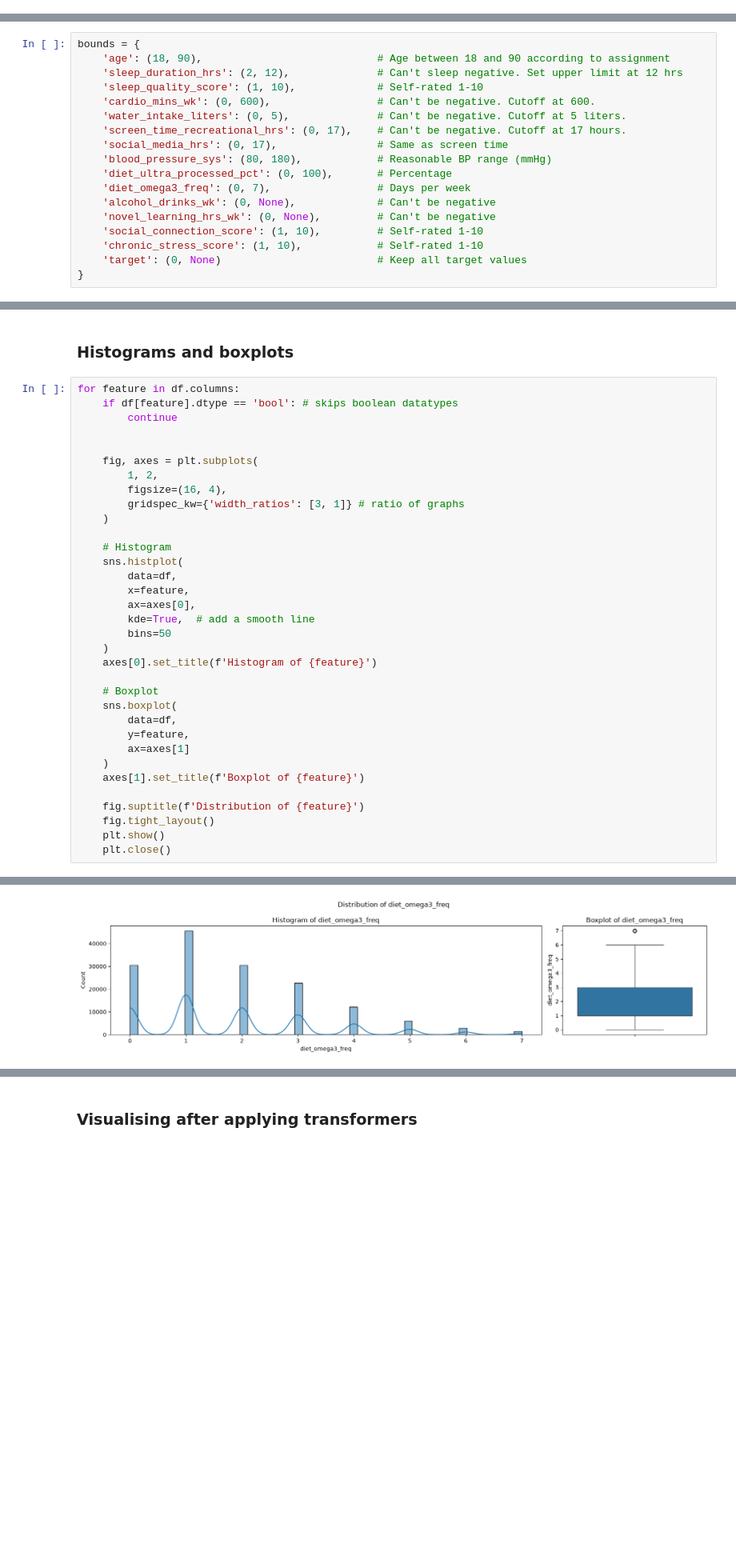
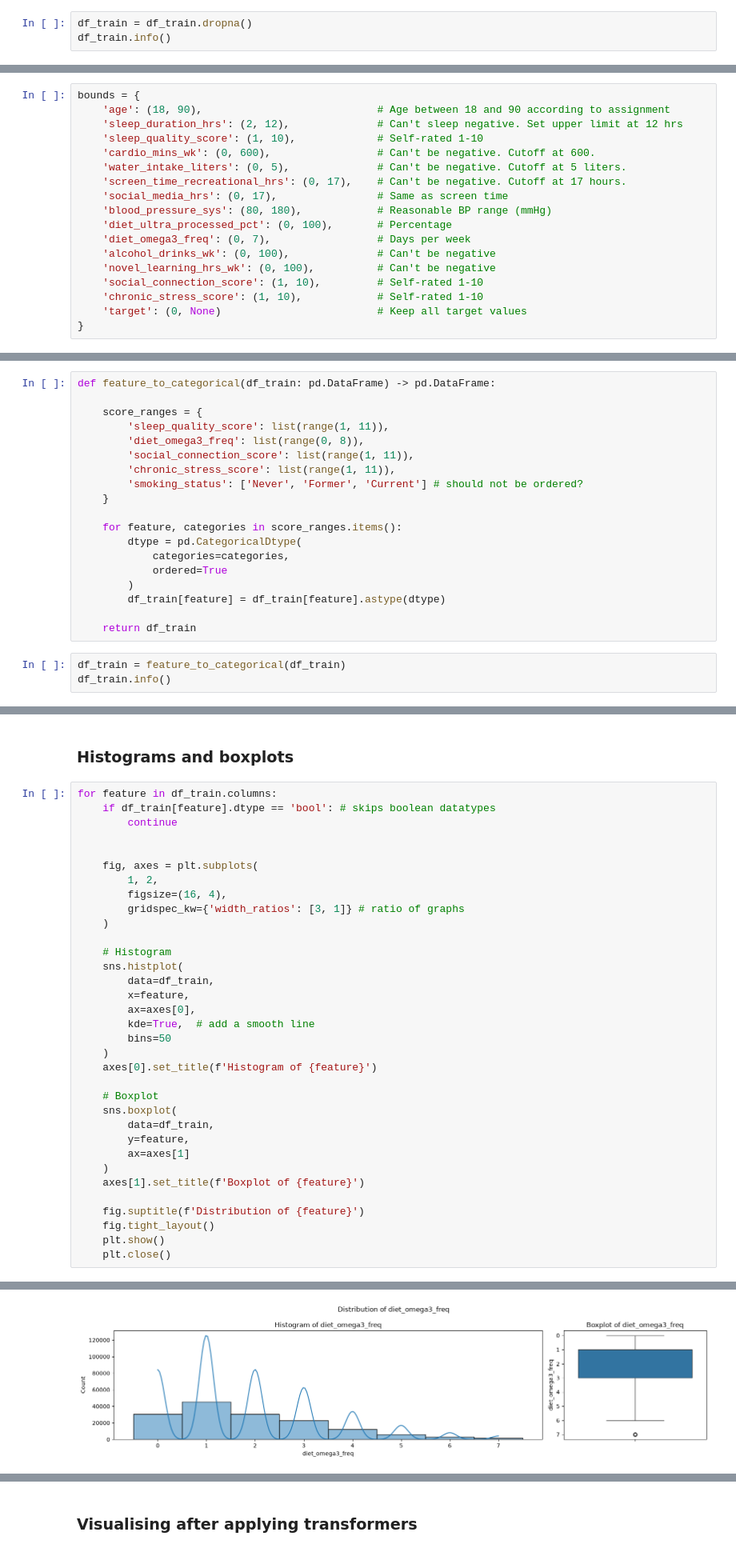
Before and after one commit to Behanix/dat200-ca5, a Jupyter notebook: notebook.ipynb, the cells around one changed output, grey strips where cells are left out. Shown at 80% size. Drawn from its saved outputs; the diff is of its cells as text; blank space fills up the shorter version.

```diff
--- a/notebook.ipynb
+++ b/notebook.ipynb
@@ -248,0 +234,3 @@ memory usage: 21.0 MB
+# %%
+df_train = df_train.dropna()
+df_train.info()
@@ -262,8 +268,8 @@ bounds = {
     'blood_pressure_sys': (80, 180),            # Reasonable BP range (mmHg)
     'diet_ultra_processed_pct': (0, 100),       # Percentage
     'diet_omega3_freq': (0, 7),                 # Days per week
-    'alcohol_drinks_wk': (0, None),             # Can't be negative
-    'novel_learning_hrs_wk': (0, None),         # Can't be negative
+    'alcohol_drinks_wk': (0, 100),              # Can't be negative
+    'novel_learning_hrs_wk': (0, 100),          # Can't be negative
     'social_connection_score': (1, 10),         # Self-rated 1-10
     'chronic_stress_score': (1, 10),            # Self-rated 1-10
     'target': (0, None)                         # Keep all target values
@@ -316,0 +303,22 @@ memory usage: 18.8 MB
+# %%
+def feature_to_categorical(df_train: pd.DataFrame) -> pd.DataFrame:
+
+    score_ranges = {
+        'sleep_quality_score': list(range(1, 11)),
+        'diet_omega3_freq': list(range(0, 8)),
+        'social_connection_score': list(range(1, 11)),
+        'chronic_stress_score': list(range(1, 11)),
+        'smoking_status': ['Never', 'Former', 'Current'] # should not be ordered?
+    }
+
+    for feature, categories in score_ranges.items():
+        dtype = pd.CategoricalDtype(
+            categories=categories,
+            ordered=True
+        )
+        df_train[feature] = df_train[feature].astype(dtype)
+
+    return df_train
+# %%
+df_train = feature_to_categorical(df_train)
+df_train.info()
@@ -333,8 +362,8 @@ sns.heatmap(
 # %% [markdown]
 ### Histograms and boxplots
 # %%
-for feature in df.columns:
-    if df[feature].dtype == 'bool': # skips boolean datatypes
+for feature in df_train.columns:
+    if df_train[feature].dtype == 'bool': # skips boolean datatypes
         continue
 
 
@@ -346,7 +375,7 @@ for feature in df.columns:
 
     # Histogram
     sns.histplot(
-        data=df,
+        data=df_train,
         x=feature,
         ax=axes[0],
         kde=True,  # add a smooth line
@@ -356,7 +385,7 @@ for feature in df.columns:
 
     # Boxplot
     sns.boxplot(
-        data=df,
+        data=df_train,
         y=feature,
         ax=axes[1]
     )
@@ -373,7 +402,7 @@ for feature in df.columns:
 [figure]
 [figure]
 [figure]
 [figure]
 [figure]
 [figure]
-[figure, old version]
+[figure, new version]
```
Also changed, not shown: parts of 37 cells of this notebook.
